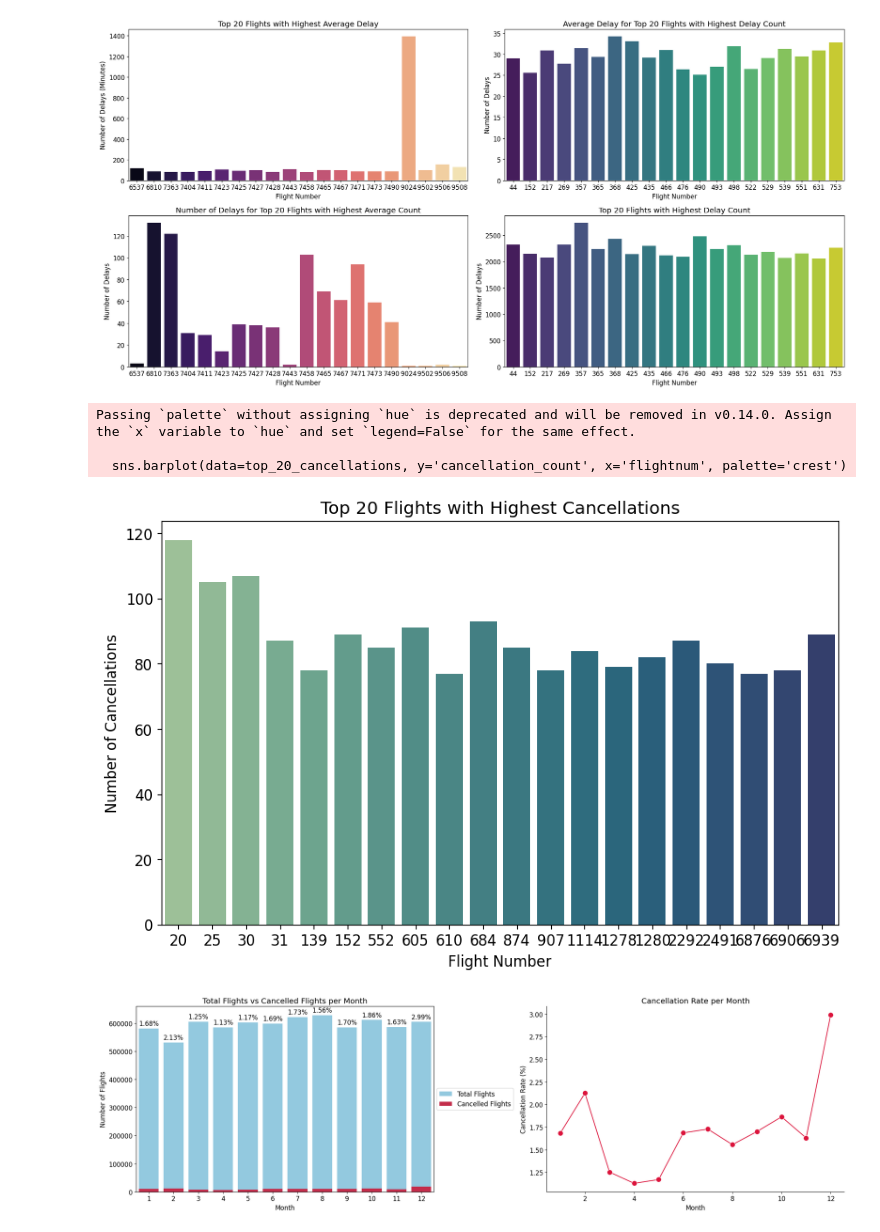
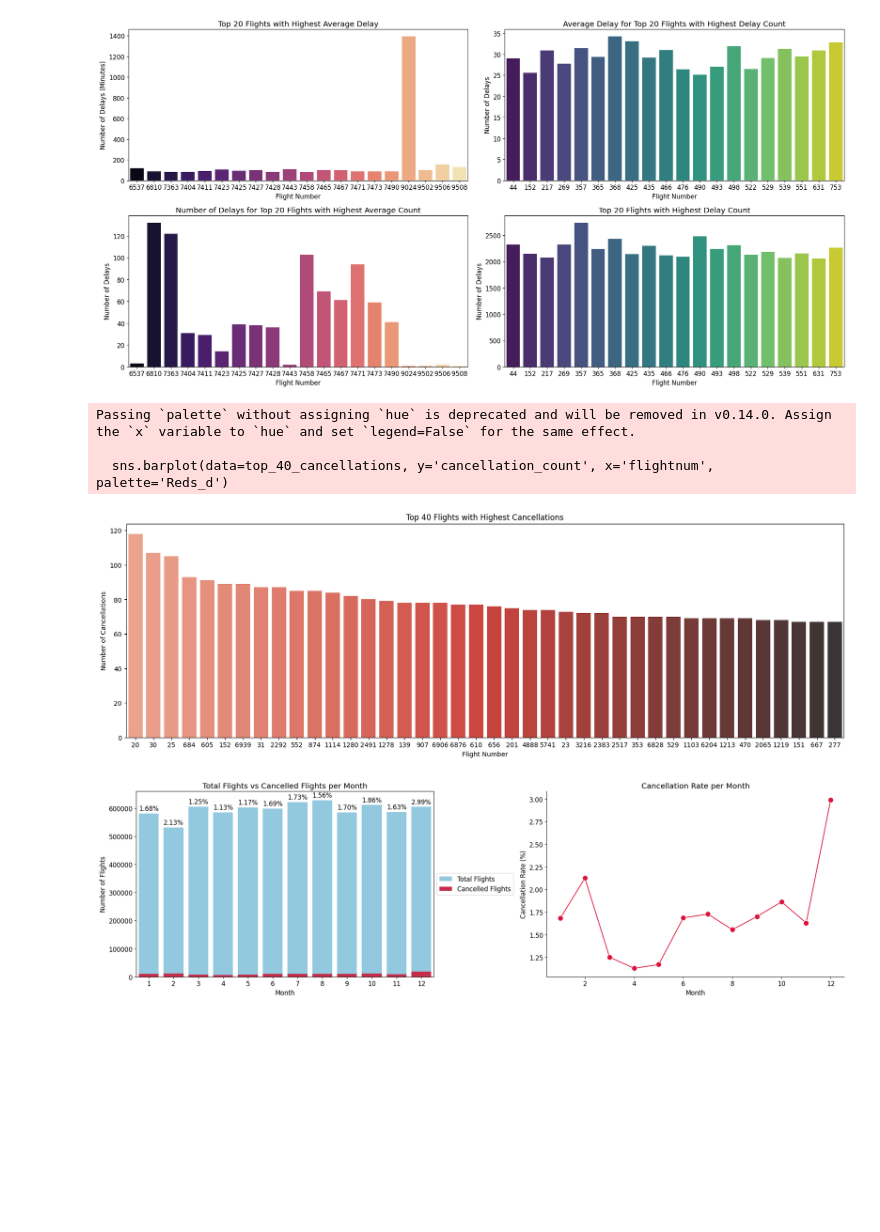
Before and after one commit to azrazainol/FlightData_LogisticRegression, a Jupyter notebook: STQD6324_Assignment_02.ipynb, the cells around one changed output. Drawn from its saved outputs; the diff is of its cells as text; code cells hidden in the pictures; blank space fills up the shorter version.

```diff
--- a/STQD6324_Assignment_02.ipynb
+++ b/STQD6324_Assignment_02.ipynb
@@ -70,6 +70,7 @@ delay_factor = delay_factor.sort_values(by='Average Delay (minutes)', ascending=
 cancellation_mapping = {'A': 'carrier', 'B': 'weather', 'C': 'NAS', 'D': 'security'}
 cancellation_factor['cancellation_reason'] = cancellation_factor['cancellationcode'].map(cancellation_mapping)
 # %%
-top_20_cancellations = frequent_cancellation.head(20)
+top_40_cancellations = frequent_cancellation.head(40)
+top_40_cancellations['flightnum'] = top_40_cancellations['flightnum'].astype(str);
 top_20_delays = frequent_delay.head(20)
 top_20_avg_delays = frequent_delay.sort_values(by='avg_arrdelay', ascending=False).head(20)
@@ -133,12 +154,12 @@ Passing `palette` without assigning `hue` is deprecated and will be removed in v
 # %%
 fig, axes = plt.subplots(1, 2, figsize=(20, 6))
-plt.rcParams.update({'font.size': 10, 'lines.markersize': 10})
+plt.rcParams.update({'font.size': 12, 'lines.markersize': 12})
 
 # Plot Average Delay by Type
 sns.barplot(ax=axes[0], data=delay_factor, y='Average Delay (minutes)', x='Delay Type', palette='viridis')
-axes[0].set_title('Average Delay by Type', fontsize=16)
+axes[0].set_title('Average Delay by Reason', fontsize=16)
 axes[0].set_ylabel('Average Delay (minutes)', fontsize=12)
-axes[0].set_xlabel('Delay Type', fontsize=12)
+axes[0].set_xlabel('Delay Reason', fontsize=12)
 axes[0].grid(axis='y', linestyle='--', alpha=0.7)
 
 # Plot Flight Cancellations by Reason
@@ -208,20 +236,20 @@ Passing `palette` without assigning `hue` is deprecated and will be removed in v
   sns.barplot(data=top_20_delays, y='delay_count', x='flightnum', palette='viridis')
 [figure]
 # %%
-plt.figure(figsize=(10, 6))
-plt.rcParams.update({'font.size': 12, 'lines.markersize': 10})
+plt.figure(figsize=(20, 6))
+plt.rcParams.update({'font.size': 10, 'lines.markersize': 10})
 
-sns.barplot(data=top_20_cancellations, y='cancellation_count', x='flightnum', palette='crest')
-plt.title('Top 20 Flights with Highest Cancellations')
+sns.barplot(data=top_40_cancellations, y='cancellation_count', x='flightnum', palette='Reds_d')
+plt.title('Top 40 Flights with Highest Cancellations')
 plt.ylabel('Number of Cancellations')
 plt.xlabel('Flight Number')
 
 plt.show();
 # %% [output]
 Passing `palette` without assigning `hue` is deprecated and will be removed in v0.14.0. Assign the `x` variable to `hue` and set `legend=False` for the same effect.
 
-  sns.barplot(data=top_20_cancellations, y='cancellation_count', x='flightnum', palette='crest')
+  sns.barplot(data=top_40_cancellations, y='cancellation_count', x='flightnum', palette='Reds_d')
-[figure, old version]
+[figure, new version]
 # %%
 fig, axs = plt.subplots(1, 2, figsize=(20, 6))
 plt.rcParams.update({'font.size': 12, 'lines.markersize': 10})
```
Also changed, not shown: parts of 13 cells of this notebook.
